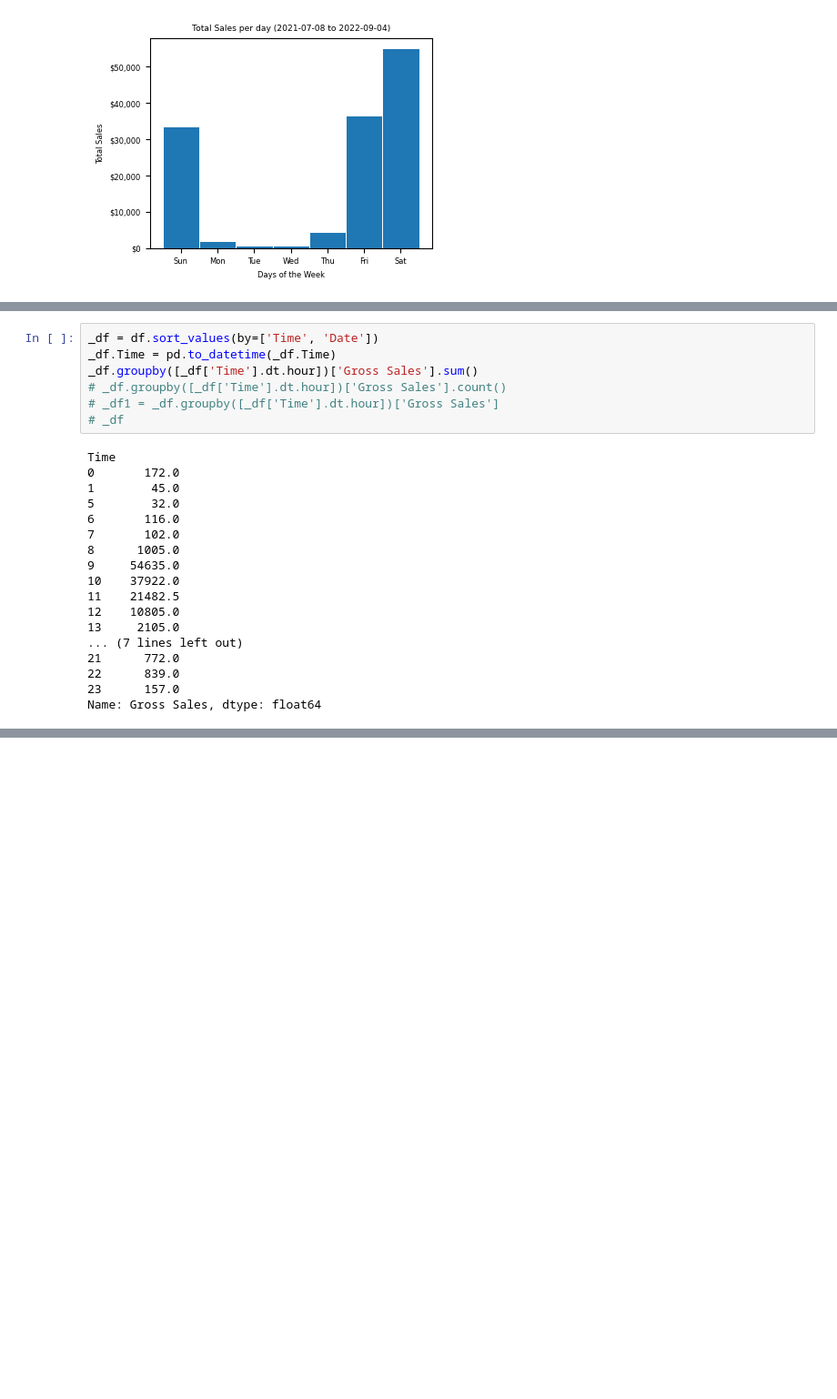
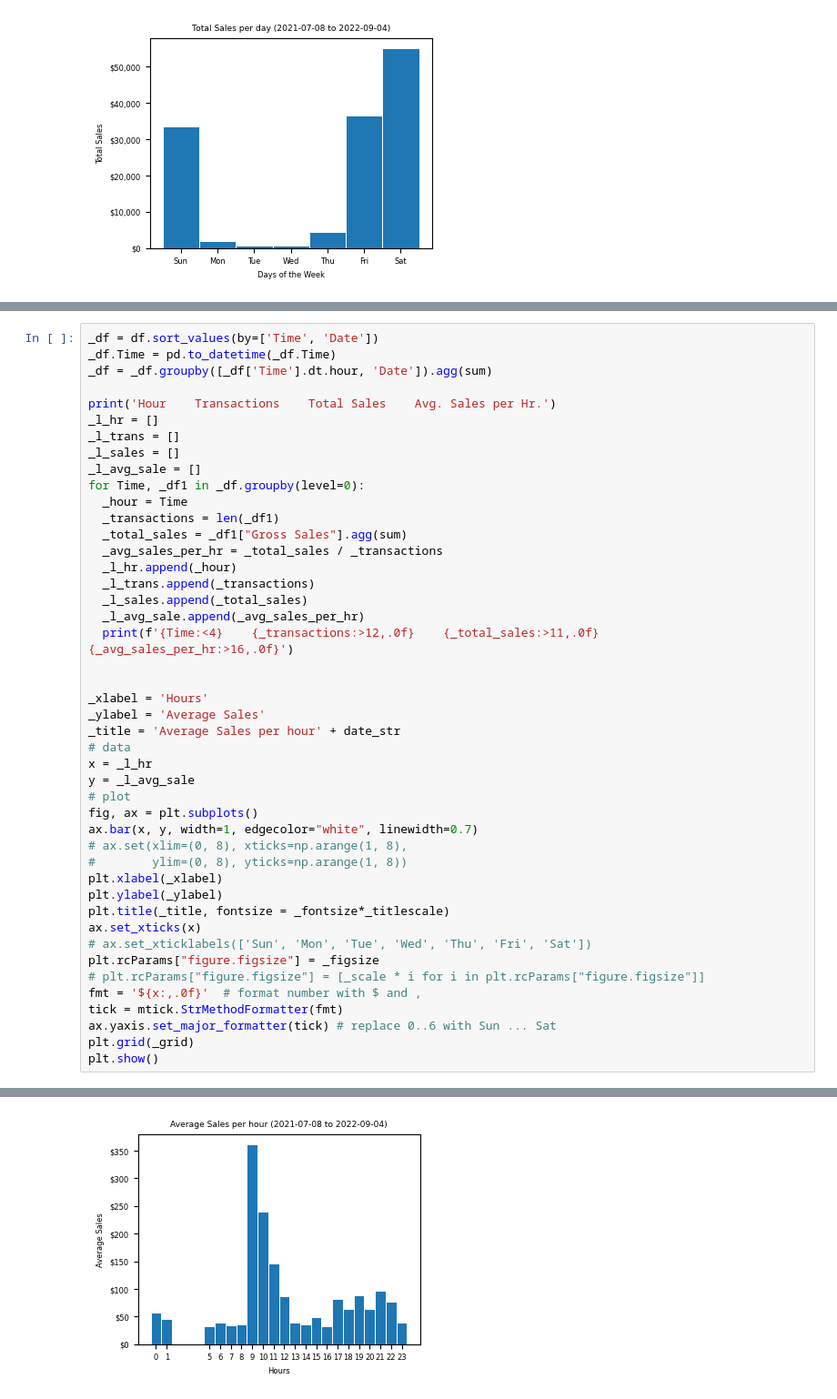
Before and after one commit to pympk/py379, a Jupyter notebook: bb/item_sale_group.ipynb, the cells around one changed output, grey strips where cells are left out. Shown at 91% size. Cells and saved outputs as stored; diff of their text form; blank space fills up the shorter version.

```diff
--- a/bb/item_sale_group.ipynb
+++ b/bb/item_sale_group.ipynb
@@ -218,25 +223,46 @@ Avg. Sales per Transaction:      19.54
-# %%
-_df = df.sort_values(by=['Time', 'Date'])
-_df.Time = pd.to_datetime(_df.Time)
-_df.groupby([_df['Time'].dt.hour])['Gross Sales'].sum()
-# _df.groupby([_df['Time'].dt.hour])['Gross Sales'].count()
-# _df1 = _df.groupby([_df['Time'].dt.hour])['Gross Sales']
-# _df
-# %% [output]
-Time
-0       172.0
-1        45.0
-5        32.0
-6       116.0
-7       102.0
-8      1005.0
-9     54635.0
-10    37922.0
-11    21482.5
-12    10805.0
-13     2105.0
-... (7 lines left out)
-21      772.0
-22      839.0
-23      157.0
-Name: Gross Sales, dtype: float64
+# %%
+_df = df.sort_values(by=['Time', 'Date'])
+_df.Time = pd.to_datetime(_df.Time)
+_df = _df.groupby([_df['Time'].dt.hour, 'Date']).agg(sum)
+
+print('Hour    Transactions    Total Sales    Avg. Sales per Hr.')
+_l_hr = []
+_l_trans = []
+_l_sales = []
+_l_avg_sale = []
+for Time, _df1 in _df.groupby(level=0):
+  _hour = Time
+  _transactions = len(_df1)
+  _total_sales = _df1["Gross Sales"].agg(sum)
+  _avg_sales_per_hr = _total_sales / _transactions
+  _l_hr.append(_hour)
+  _l_trans.append(_transactions)
+  _l_sales.append(_total_sales)
+  _l_avg_sale.append(_avg_sales_per_hr)
+  print(f'{Time:<4}    {_transactions:>12,.0f}    {_total_sales:>11,.0f}    {_avg_sales_per_hr:>16,.0f}')
+
+
+_xlabel = 'Hours'
+_ylabel = 'Average Sales'
+_title = 'Average Sales per hour' + date_str
+# data
+x = _l_hr
+y = _l_avg_sale
+# plot
+fig, ax = plt.subplots()
+ax.bar(x, y, width=1, edgecolor="white", linewidth=0.7)
+# ax.set(xlim=(0, 8), xticks=np.arange(1, 8),
+#        ylim=(0, 8), yticks=np.arange(1, 8))
+plt.xlabel(_xlabel)
+plt.ylabel(_ylabel)
+plt.title(_title, fontsize = _fontsize*_titlescale)
+ax.set_xticks(x)
+# ax.set_xticklabels(['Sun', 'Mon', 'Tue', 'Wed', 'Thu', 'Fri', 'Sat'])
+plt.rcParams["figure.figsize"] = _figsize
+# plt.rcParams["figure.figsize"] = [_scale * i for i in plt.rcParams["figure.figsize"]]
+fmt = '${x:,.0f}'  # format number with $ and ,
+tick = mtick.StrMethodFormatter(fmt)
+ax.yaxis.set_major_formatter(tick) # replace 0..6 with Sun ... Sat
+plt.grid(_grid)
+plt.show()
+# %% [output]
@@ -242,0 +286 @@ Name: Gross Sales, dtype: float64
+[figure, added]
```
Also changed, not shown: parts of 11 cells of this notebook.
